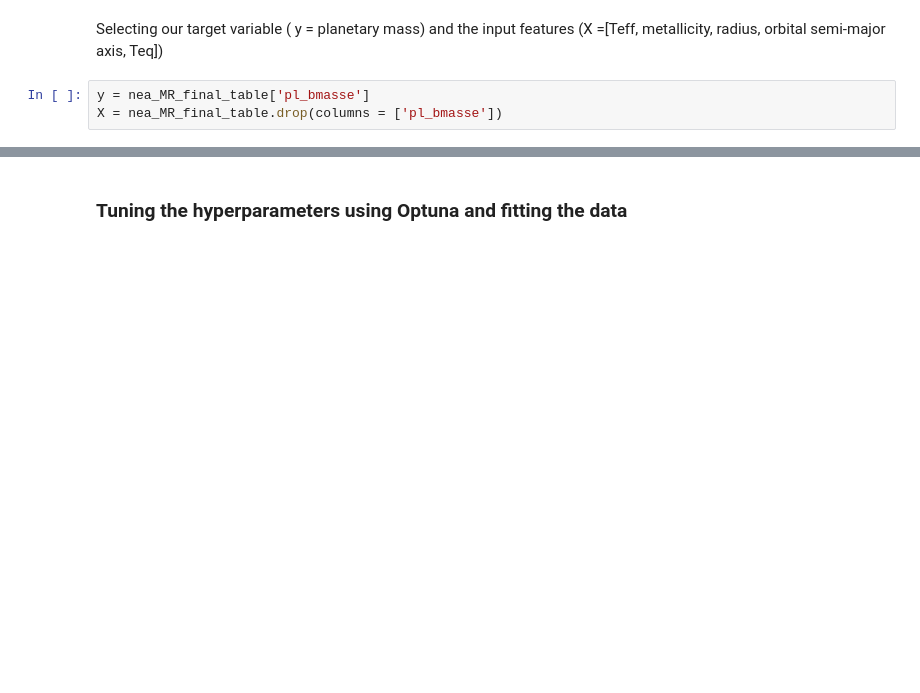
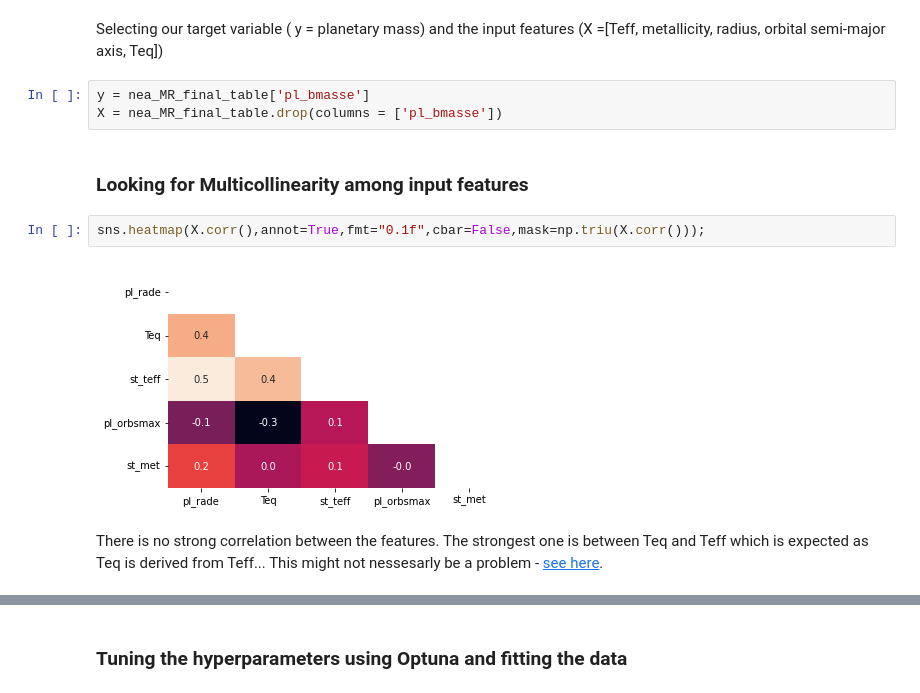
Before and after one commit to vadibekyan/ExoPLots, a Jupyter notebook: mr_ml.ipynb, the cells around one changed output, grey strips where cells are left out. Saved outputs shown, nothing was run; the diff lists cells and outputs as text; blank space fills up the shorter version.

```diff
--- a/mr_ml.ipynb
+++ b/mr_ml.ipynb
@@ -222,3 +222,11 @@ Selecting our target variable ( y = planetary mass) and the input features (X =[
 # %%
 y = nea_MR_final_table['pl_bmasse']
 X = nea_MR_final_table.drop(columns = ['pl_bmasse'])
+# %% [markdown]
+### Looking for Multicollinearity among input features
+# %%
+sns.heatmap(X.corr(),annot=True,fmt="0.1f",cbar=False,mask=np.triu(X.corr()));
+# %% [output]
+[figure, added]
+# %% [markdown]
+There is no strong correlation between the features. The strongest one is between Teq and Teff which is expected as Teq is derived from Teff... This might not nessesarly be a problem - [see here](https://corporatefinanceinstitute.com/resources/data-science/variance-inflation-factor-vif/#:~:text=Generally%2C%20a%20VIF%20above%204,that%20needs%20to%20be%20corrected).
```
Also changed, not shown: parts of 2 cells of this notebook.
